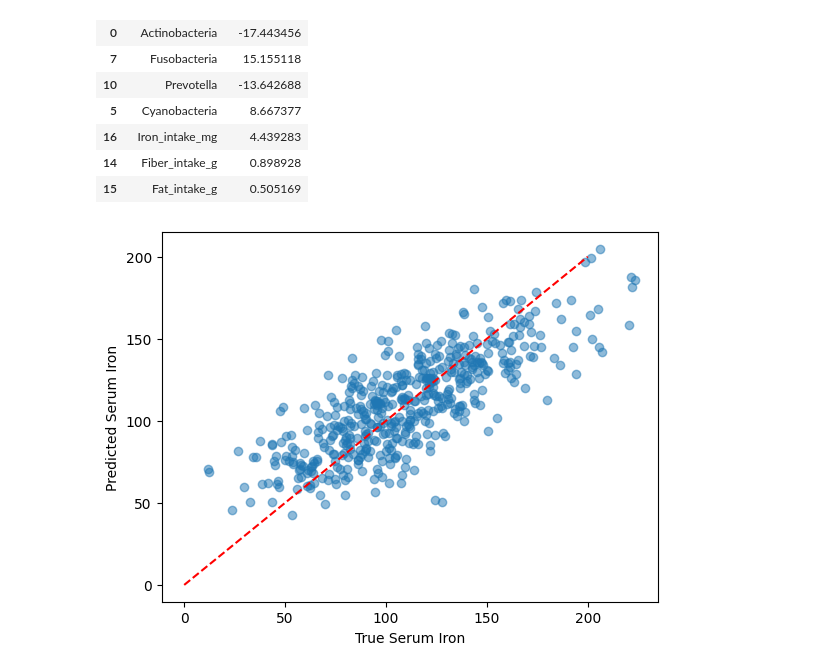
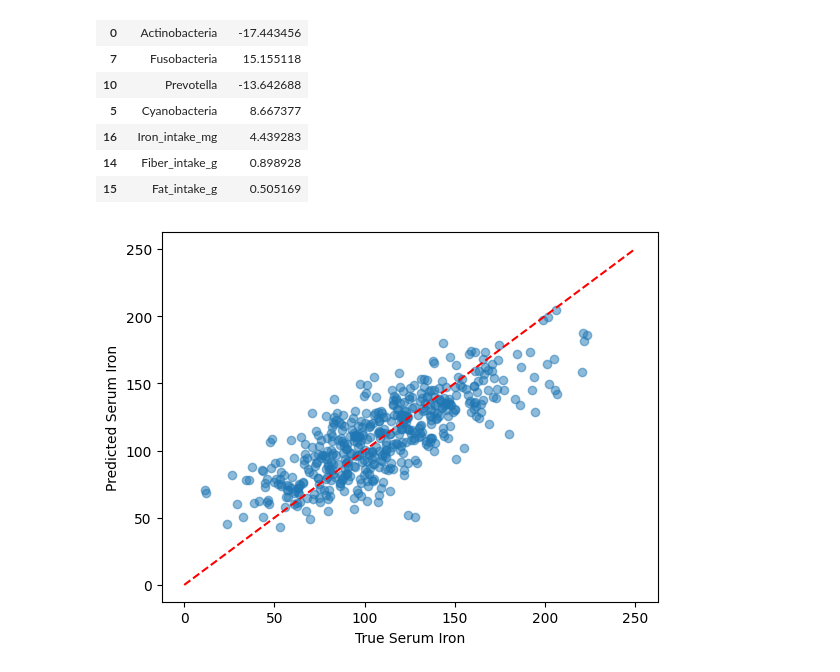
Before and after one commit to mariaponomarova/ML_project, a Jupyter notebook: bayes_ridge_regressor.ipynb, the cells around one changed output. Drawn from its saved outputs; the diff is of its cells as text; code cells hidden in the pictures.

```diff
--- a/bayes_ridge_regressor.ipynb
+++ b/bayes_ridge_regressor.ipynb
@@ -69,12 +69,12 @@ R^2 Score: 0.61
 # %%
 import matplotlib.pyplot as plt
 plt.scatter(y_test, y_pred, alpha=0.5)
 plt.xlabel("True Serum Iron")
 plt.ylabel("Predicted Serum Iron")
-plt.plot([0, 200], [0, 200], 'r--')  # 45-degree line
+plt.plot([0, 250], [0, 250], 'r--')  # 45-degree line
 plt.show()
 # %% [output]
-[figure, old version]
+[figure, new version]
 # %%
 import numpy as np
 from sklearn.model_selection import train_test_split
```
Also changed, not shown: parts of 1 cell of this notebook, 1 other file.
